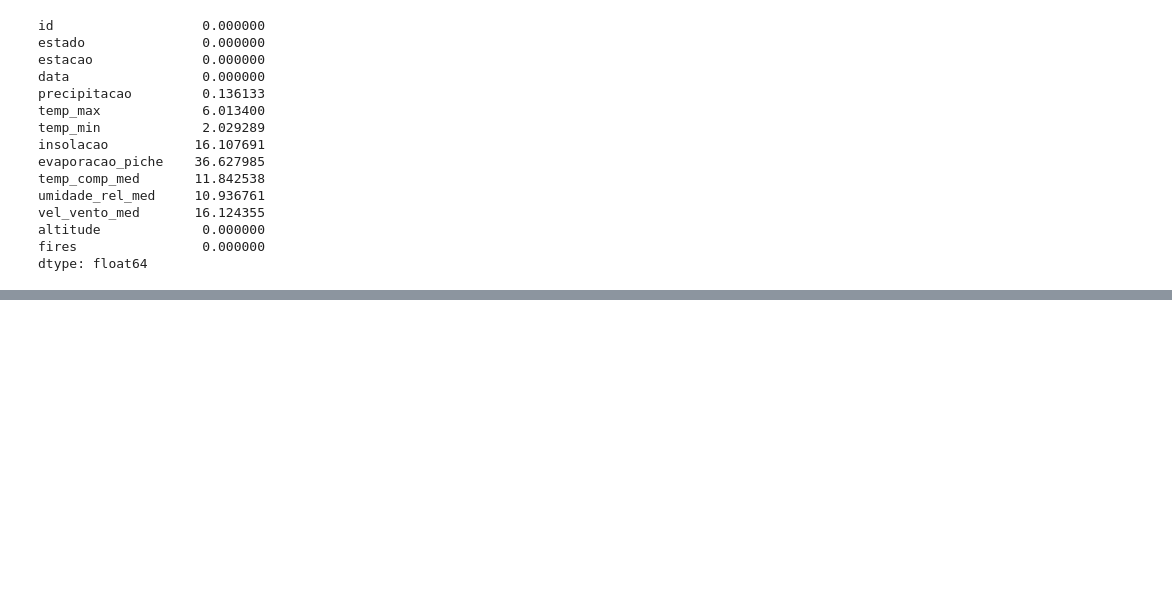
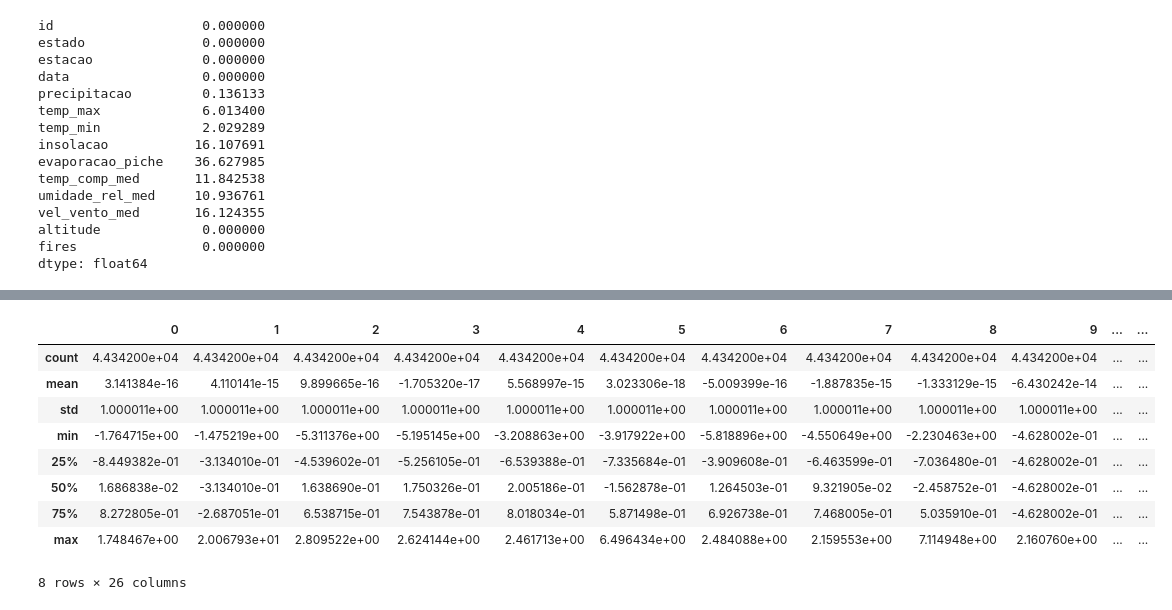
Before and after one commit to dinizvt/visagio-queimadas, a Jupyter notebook: visagio01.ipynb, the cells around one changed output, grey strips where cells are left out. Cells and saved outputs as stored; diff of their text form; code cells hidden in the pictures; blank space fills up the shorter version.

```diff
--- a/visagio01.ipynb
+++ b/visagio01.ipynb
@@ -141,0 +229,4 @@ knn.score(X_train, y_train)
+# %%
+respostas = pd.read_csv('respostas.csv')['id']
+respId = respostas['id']
+respostas.head()
@@ -141,0 +240,8 @@ knn.score(X_train, y_train)
+# %%
+respostas['mes'] = respostas['data'].map(lambda x: int(re.search('/(.+?)/', x).group(1)))
+respostas['regiao'] = respostas['estado'].map(getRegiao)
+respostas.drop(['estado', 'data', 'id', 'altitude'], axis=1, inplace=True)
+imp.fit(df.drop('fires', axis=1))
+
+respostas = pd.DataFrame(imp.transform(respostas), columns=respostas.columns)
+respostas.head()
@@ -141,0 +255,6 @@ knn.score(X_train, y_train)
+# %%
+respostas = pd.concat([respostas, oneHot(respostas[['regiao']]), oneHot(respostas[['mes']])], axis=1, sort=False)
+respostas.drop(['regiao', 'mes'], axis=1, inplace=True)
+
+respostas = pd.DataFrame(scaler.fit_transform(respostas))
+respostas.head()
@@ -141,0 +282,13 @@ knn.score(X_train, y_train)
+# %%
+respostas.describe()
+# %% [output]
+|  | 0 | 1 | 2 | 3 | 4 | 5 | 6 | 7 | 8 | 9 | ... | ... |
+| count | 4.434200e+04 | 4.434200e+04 | 4.434200e+04 | 4.434200e+04 | 4.434200e+04 | 4.434200e+04 | 4.434200e+04 | 4.434200e+04 | 4.434200e+04 | 4.434200e+04 | ... | ... |
+| mean | 3.141384e-16 | 4.110141e-15 | 9.899665e-16 | -1.705320e-17 | 5.568997e-15 | 3.023306e-18 | -5.009399e-16 | -1.887835e-15 | -1.333129e-15 | -6.430242e-14 | ... | ... |
+| std | 1.000011e+00 | 1.000011e+00 | 1.000011e+00 | 1.000011e+00 | 1.000011e+00 | 1.000011e+00 | 1.000011e+00 | 1.000011e+00 | 1.000011e+00 | 1.000011e+00 | ... | ... |
+| min | -1.764715e+00 | -1.475219e+00 | -5.311376e+00 | -5.195145e+00 | -3.208863e+00 | -3.917922e+00 | -5.818896e+00 | -4.550649e+00 | -2.230463e+00 | -4.628002e-01 | ... | ... |
+| 25% | -8.449382e-01 | -3.134010e-01 | -4.539602e-01 | -5.256105e-01 | -6.539388e-01 | -7.335684e-01 | -3.909608e-01 | -6.463599e-01 | -7.036480e-01 | -4.628002e-01 | ... | ... |
+| 50% | 1.686838e-02 | -3.134010e-01 | 1.638690e-01 | 1.750326e-01 | 2.005186e-01 | -1.562878e-01 | 1.264503e-01 | 9.321905e-02 | -2.458752e-01 | -4.628002e-01 | ... | ... |
+| 75% | 8.272805e-01 | -2.687051e-01 | 6.538715e-01 | 7.543878e-01 | 8.018034e-01 | 5.871498e-01 | 6.926738e-01 | 7.468005e-01 | 5.035910e-01 | -4.628002e-01 | ... | ... |
+| max | 1.748467e+00 | 2.006793e+01 | 2.809522e+00 | 2.624144e+00 | 2.461713e+00 | 6.496434e+00 | 2.484088e+00 | 2.159553e+00 | 7.114948e+00 | 2.160760e+00 | ... | ... |
+8 rows × 26 columns
```
Also changed, not shown: parts of 28 cells of this notebook.
